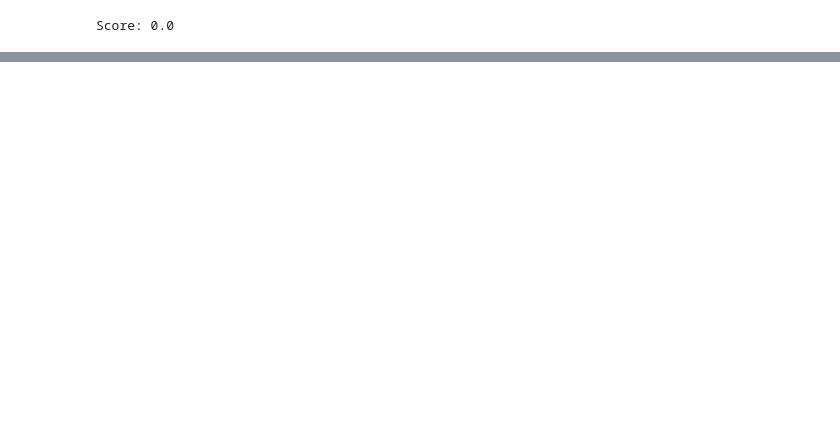
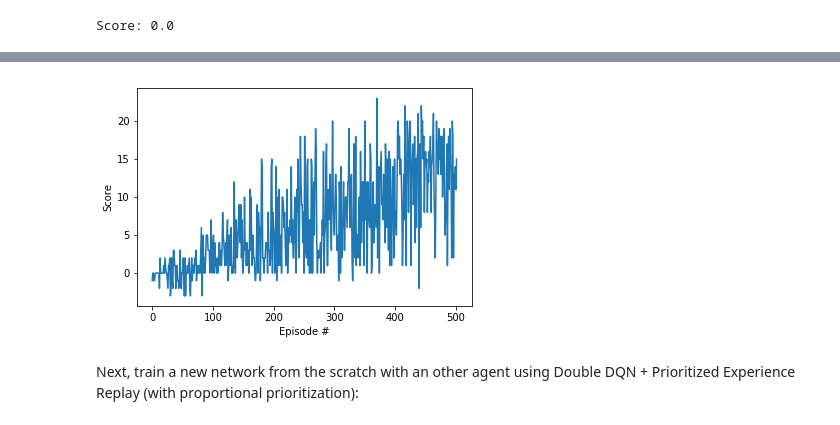
Before and after one commit to danthe42/drlnd_p1, a Jupyter notebook: Navigation.ipynb, the cells around one changed output, grey strips where cells are left out. Cells and saved outputs as stored; diff of their text form; code cells hidden in the pictures; blank space fills up the shorter version.

```diff
--- a/Navigation.ipynb
+++ b/Navigation.ipynb
@@ -29,2 +43,0 @@ env = UnityEnvironment(file_name="Banana.app")
-# %%
-env = UnityEnvironment(file_name="Banana.x86_64")
@@ -101,6 +86,5 @@ Of course, as part of the project, you'll have to change the code so that the ag
 # %%
-
-env_info = env.reset(train_mode=False)[brain_name] # reset the environment
+env_info = env.reset(train_mode=True)[brain_name] # reset the environment
 state = env_info.vector_observations[0]            # get the current state
 score = 0                                          # initialize the score
 while True:
@@ -117,7 +101,3 @@ while True:
 print("Score: {}".format(score))
 # %% [output]
 Score: 0.0
-# %%
-from p1_agent import Agent
-
-agent = Agent(state_size=state_size, action_size=action_size, seed=0)
@@ -129,0 +153,14 @@ agent = Agent(state_size=state_size, action_size=action_size, seed=0)
+# %%
+BUFFER_SIZE = int(1e5)  # replay buffer size
+BATCH_SIZE = 64         # minibatch size
+EPS_START = 0.1
+EPS_END = 0.
+EPS_DECAY = 0.98
+GAMMA = 0.99            # discount factor
+LR = 5e-4               # learning rate
+
+memory = ReplayBuffer(action_size, BUFFER_SIZE, BATCH_SIZE, seed)
+agent = Agent(state_size=state_size, action_size=action_size, seed=seed, memory=memory, batch_size=BATCH_SIZE, LR=LR, GAMMA=GAMMA)
+netname = "net_ddqn.pth"
+
+scores1 = dqn(5000, 1000, eps_start=EPS_START, eps_end=EPS_END, eps_decay=EPS_DECAY)
@@ -129,0 +177,12 @@ agent = Agent(state_size=state_size, action_size=action_size, seed=0)
+# %%
+# plot the scores
+fig = plt.figure()
+ax = fig.add_subplot(111)
+plt.plot(np.arange(len(scores1)), scores1)
+plt.ylabel('Score')
+plt.xlabel('Episode #')
+plt.show()
+# %% [output]
+[figure, added]
+# %% [markdown]
+Next, train a new network from the scratch with an other agent using Double DQN + Prioritized Experience Replay (with proportional prioritization):
```
Also changed, not shown: parts of 29 cells of this notebook, 2 other files.
